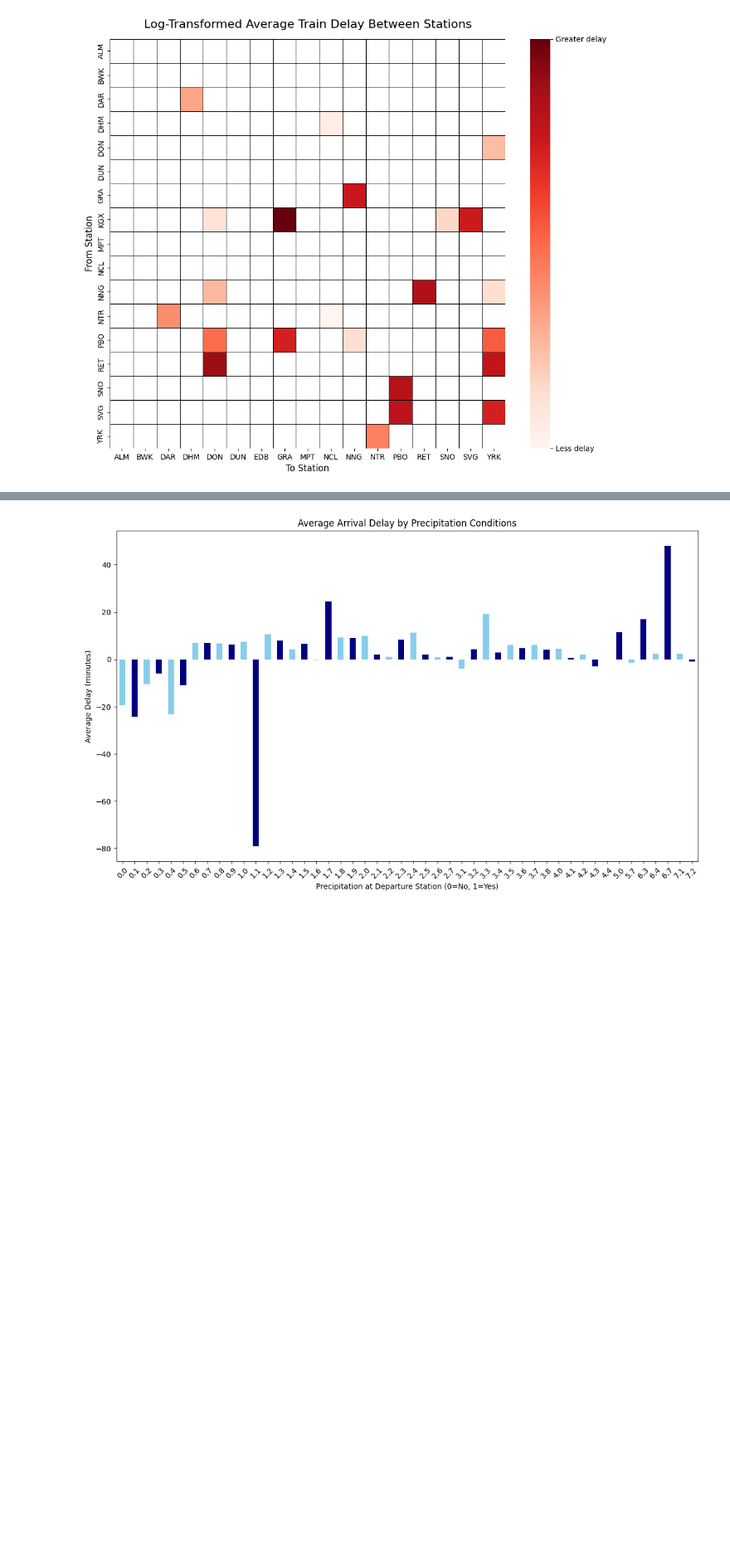
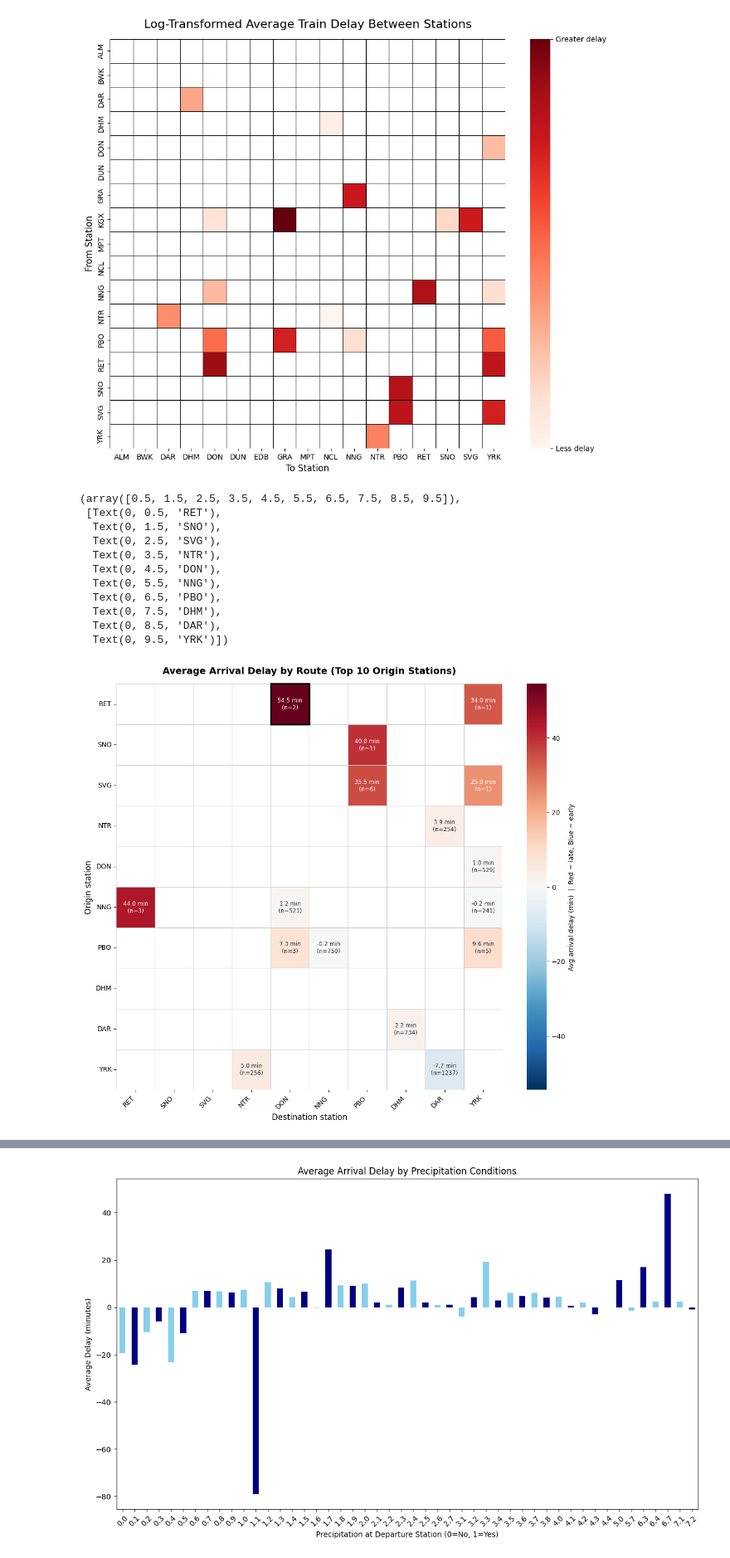
Before and after one commit to DanielAnthonyJones/LNER-Disruption-Prediction, a Jupyter notebook: LNER_eda_notebook.ipynb, the cells around one changed output, grey strips where cells are left out. Shown at 83% size. Cells and saved outputs as stored; diff of their text form; code cells hidden in the pictures; blank space fills up the shorter version.

Commit message:
w2046713 (AA) added more visualisations

```diff
--- a/LNER_eda_notebook.ipynb
+++ b/LNER_eda_notebook.ipynb
@@ -134,3 +122,81 @@ plt.ylabel('From Station', fontsize=12)
 plt.show()
 # %% [output]
 [figure]
+# %%
+# Calculate average delay and number of journeys for each route
+route_stats = df.groupby(['from_station', 'to_station'])['arrival_delay_min'].agg(
+    mean_delay='mean',
+    n='count'
+).reset_index()
+
+# Pivot into matrix format for the heatmap
+delay_matrix = route_stats.pivot(index='from_station', columns='to_station', values='mean_delay')
+count_matrix = route_stats.pivot(index='from_station', columns='to_station', values='n')
+
+# Order stations by their average delay (worst first)
+station_order = (
+    df.groupby('from_station')['arrival_delay_min']
+    .mean()
+    .sort_values(ascending=False)
+    .index
+)
+
+#  only stations that appear in both axes, take top 10
+station_order = [s for s in station_order if s in delay_matrix.index and s in delay_matrix.columns]
+delay_matrix = delay_matrix.loc[station_order[:10], station_order[:10]]
+count_matrix = count_matrix.reindex(index=delay_matrix.index, columns=delay_matrix.columns)
+
+# Build annotation labels showing delay + sample size
+annot = pd.DataFrame('', index=delay_matrix.index, columns=delay_matrix.columns)
+for r in delay_matrix.index:
+    for c in delay_matrix.columns:
+        val = delay_matrix.loc[r, c]
+        if pd.notna(val):
+            n = count_matrix.loc[r, c]
+            annot.loc[r, c] = f"{val:.1f} min\n(n={int(n)})"
+
+# Plot
+fig, ax = plt.subplots(figsize=(13, 11))
+
+sns.heatmap(
+    delay_matrix,
+    ax=ax,
+    cmap='RdBu_r',
+    center=0,
+    vmin=-np.nanmax(np.abs(delay_matrix.values)),
+    vmax=np.nanmax(np.abs(delay_matrix.values)),
+    linewidths=0.5,
+    linecolor='#cccccc',
+    annot=annot,
+    fmt='',
+    annot_kws={'fontsize': 8.5},
+    cbar_kws={'label': 'Avg arrival delay (min)  |  Red = late, Blue = early'}
+)
+
+# Highlight the worst route with a border
+worst_pos = np.unravel_index(np.nanargmax(delay_matrix.values), delay_matrix.shape)
+ax.add_patch(mpatches.Rectangle(
+    (worst_pos[1], worst_pos[0]), 1, 1,
+    fill=False, edgecolor='black', lw=2.5, clip_on=False
+))
+
+# Labels and title
+ax.set_title('Average Arrival Delay by Route (Top 10 Origin Stations)',
+             fontsize=14, fontweight='bold', pad=15)
+ax.set_xlabel('Destination station', fontsize=12)
+ax.set_ylabel('Origin station', fontsize=12)
+plt.xticks(rotation=45, ha='right')
+plt.yticks(rotation=0)
+# %% [output]
+(array([0.5, 1.5, 2.5, 3.5, 4.5, 5.5, 6.5, 7.5, 8.5, 9.5]),
+ [Text(0, 0.5, 'RET'),
+  Text(0, 1.5, 'SNO'),
+  Text(0, 2.5, 'SVG'),
+  Text(0, 3.5, 'NTR'),
+  Text(0, 4.5, 'DON'),
+  Text(0, 5.5, 'NNG'),
+  Text(0, 6.5, 'PBO'),
+  Text(0, 7.5, 'DHM'),
+  Text(0, 8.5, 'DAR'),
+  Text(0, 9.5, 'YRK')])
+[figure, added]
```
Also changed, not shown: parts of 8 cells of this notebook, 1 other file.
